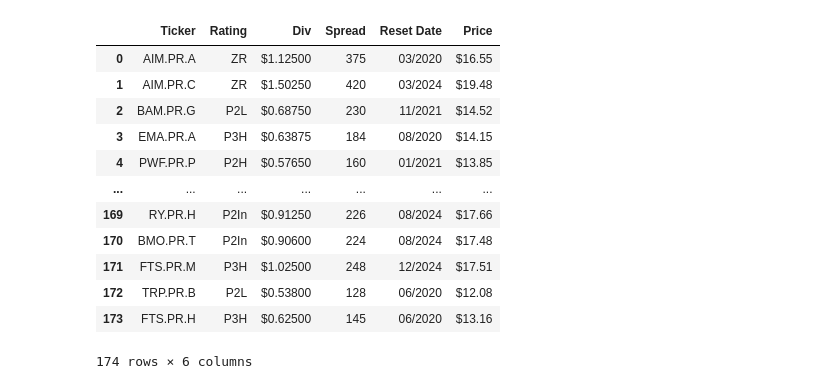
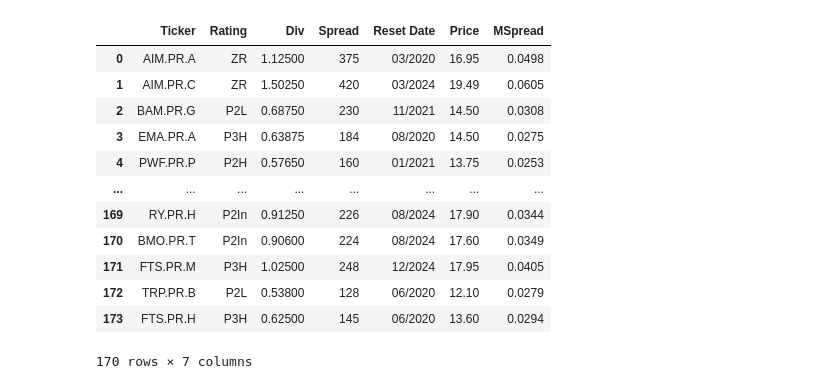
Before and after one commit to mishaba/canprefs, a Jupyter notebook: FixedResets.ipynb, the cells around one changed output. Cells and saved outputs as stored; diff of their text form; code cells hidden in the pictures.

Commit message:
Generalized some functions from float; in progress fixedReset

```diff
--- a/FixedResets.ipynb
+++ b/FixedResets.ipynb
@@ -101,6 +25,12 @@ xirr(flows, 0.2)
 # 4. given a market spread, compute price as a function of various GOC5 estimate
 # 5. loop over multiple MS scenarios. Unlike specifying explicitly, use functional guess
 
-SESSION = init_fetch_session()
-resets = pd.read_csv('./resets2.csv', dtype={'Notes': object})
-resets
+
+resets = pd.read_csv('./resets.csv', dtype={'Notes': object})
+resets.drop(columns=['Notes','RefPrice'],inplace=True,errors='ignore')
+
+df = resets.copy()
+TICKER_BLACKLIST = ['BBD.PR.D', 'GMP.PR.B', 'BIR.PR.A','CSE.PR.A']
+
+# remove unacceptable tickers
+df = df[[x not in TICKER_BLACKLIST for x in df['Ticker']]]
@@ -121,2 +36,0 @@ resets
-# %%
-df = resets.drop(columns=['Notes'],inplace=True,errors='ignore')
@@ -125,16 +37,23 @@ df = resets.copy()
-# %%
-df
-# %% [output]
-|  | Ticker | Rating | Div | Spread | Reset Date | Price |
-| 0 | AIM.PR.A | ZR | $1.12500 | 375 | 03/2020 | $16.55 |
-| 1 | AIM.PR.C | ZR | $1.50250 | 420 | 03/2024 | $19.48 |
-| 2 | BAM.PR.G | P2L | $0.68750 | 230 | 11/2021 | $14.52 |
-| 3 | EMA.PR.A | P3H | $0.63875 | 184 | 08/2020 | $14.15 |
-| 4 | PWF.PR.P | P2H | $0.57650 | 160 | 01/2021 | $13.85 |
-| ... | ... | ... | ... | ... | ... | ... |
-| 169 | RY.PR.H | P2In | $0.91250 | 226 | 08/2024 | $17.66 |
-| 170 | BMO.PR.T | P2In | $0.90600 | 224 | 08/2024 | $17.48 |
-| 171 | FTS.PR.M | P3H | $1.02500 | 248 | 12/2024 | $17.51 |
-| 172 | TRP.PR.B | P2L | $0.53800 | 128 | 06/2020 | $12.08 |
-| 173 | FTS.PR.H | P3H | $0.62500 | 145 | 06/2020 | $13.16 |
-174 rows × 6 columns
+# %%
+df = update_data_frame_with_prices_and_drop_reference(df, SESSION)
+# %%
+
+# 2. Compute current market spread
+update_dataframe_with_reset_market_spread(df, 0.0166)
+
+
+# Current yield
+# %% [output]
+|  | Ticker | Rating | Div | Spread | Reset Date | Price | MSpread |
+| 0 | AIM.PR.A | ZR | 1.12500 | 375 | 03/2020 | 16.95 | 0.0498 |
+| 1 | AIM.PR.C | ZR | 1.50250 | 420 | 03/2024 | 19.49 | 0.0605 |
+| 2 | BAM.PR.G | P2L | 0.68750 | 230 | 11/2021 | 14.50 | 0.0308 |
+| 3 | EMA.PR.A | P3H | 0.63875 | 184 | 08/2020 | 14.50 | 0.0275 |
+| 4 | PWF.PR.P | P2H | 0.57650 | 160 | 01/2021 | 13.75 | 0.0253 |
+| ... | ... | ... | ... | ... | ... | ... | ... |
+| 169 | RY.PR.H | P2In | 0.91250 | 226 | 08/2024 | 17.90 | 0.0344 |
+| 170 | BMO.PR.T | P2In | 0.90600 | 224 | 08/2024 | 17.60 | 0.0349 |
+| 171 | FTS.PR.M | P3H | 1.02500 | 248 | 12/2024 | 17.95 | 0.0405 |
+| 172 | TRP.PR.B | P2L | 0.53800 | 128 | 06/2020 | 12.10 | 0.0279 |
+| 173 | FTS.PR.H | P3H | 0.62500 | 145 | 06/2020 | 13.60 | 0.0294 |
+170 rows × 7 columns
```
Also changed, not shown: parts of 29 cells of this notebook, 4 other files.
